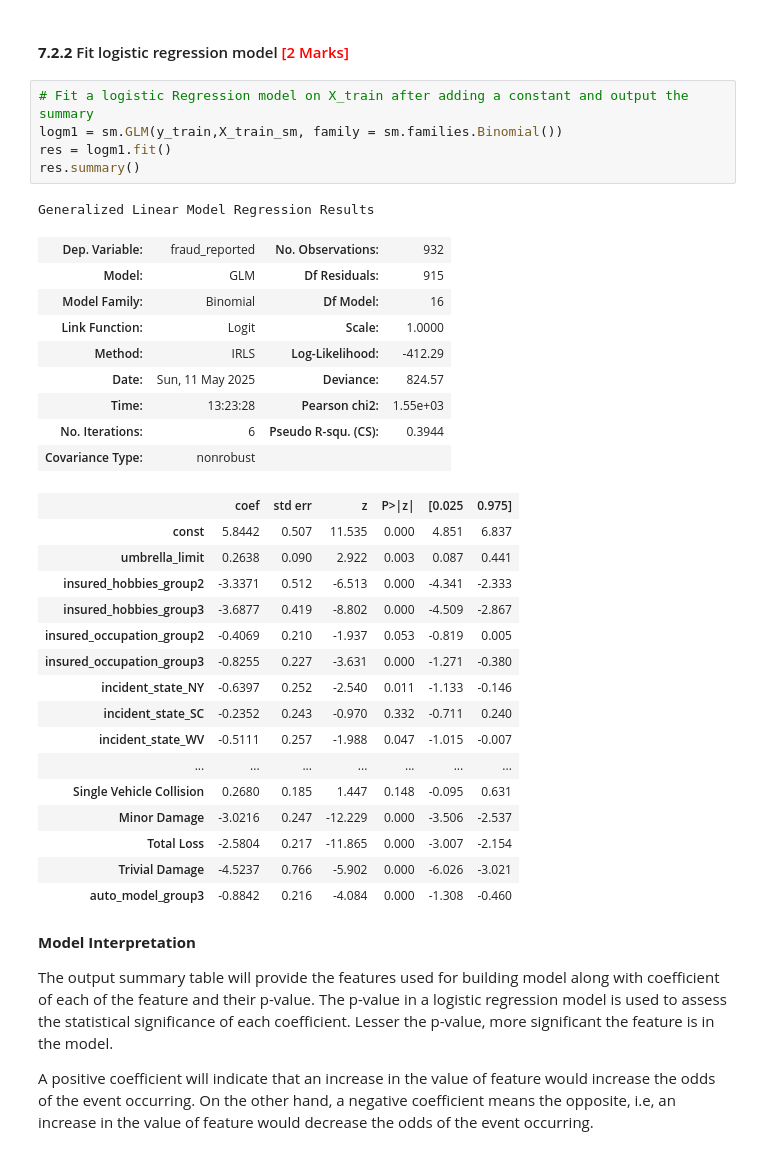
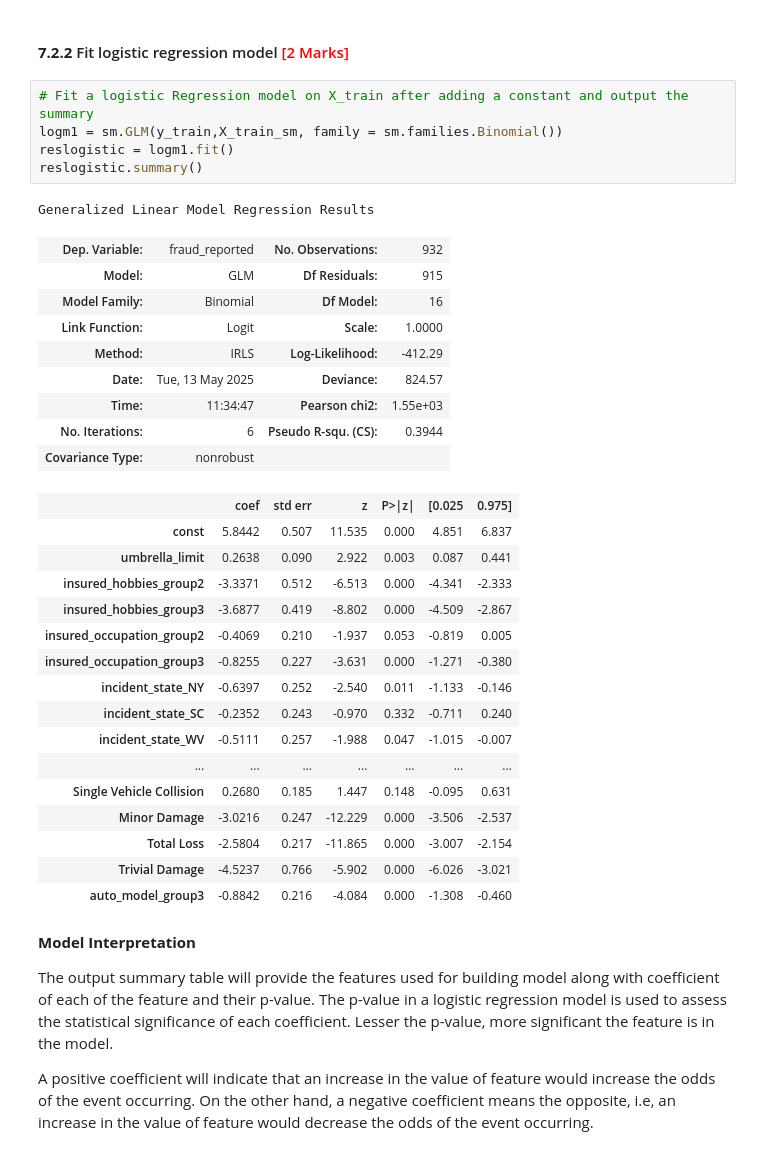
Before and after one commit to rituparnabiswas/Fraudulent-Claim-Detection, a Jupyter notebook: Fraudulent_Claim_Detection_Starter.ipynb, the cells around one changed output. Drawn from its saved outputs; the diff is of its cells as text.

```diff
--- a/Fraudulent_Claim_Detection_Starter.ipynb
+++ b/Fraudulent_Claim_Detection_Starter.ipynb
@@ -1598,17 +1598,17 @@ X_train_sm = sm.add_constant(X_train[col])
 # %%
 # Fit a logistic Regression model on X_train after adding a constant and output the summary
 logm1 = sm.GLM(y_train,X_train_sm, family = sm.families.Binomial())
-res = logm1.fit()
-res.summary()
+reslogistic = logm1.fit()
+reslogistic.summary()
 # %% [output]
 Generalized Linear Model Regression Results
 | Dep. Variable: | fraud_reported | No. Observations: | 932 |
 | Model: | GLM | Df Residuals: | 915 |
 | Model Family: | Binomial | Df Model: | 16 |
 | Link Function: | Logit | Scale: | 1.0000 |
 | Method: | IRLS | Log-Likelihood: | -412.29 |
-| Date: | Sun, 11 May 2025 | Deviance: | 824.57 |
-| Time: | 13:23:28 | Pearson chi2: | 1.55e+03 |
+| Date: | Tue, 13 May 2025 | Deviance: | 824.57 |
+| Time: | 11:34:47 | Pearson chi2: | 1.55e+03 |
 | No. Iterations: | 6 | Pseudo R-squ. (CS): | 0.3944 |
 | Covariance Type: | nonrobust |  |  |
 |  | coef | std err | z | P>|z| | [0.025 | 0.975] |
```
Also changed, not shown: parts of 13 cells of this notebook.
